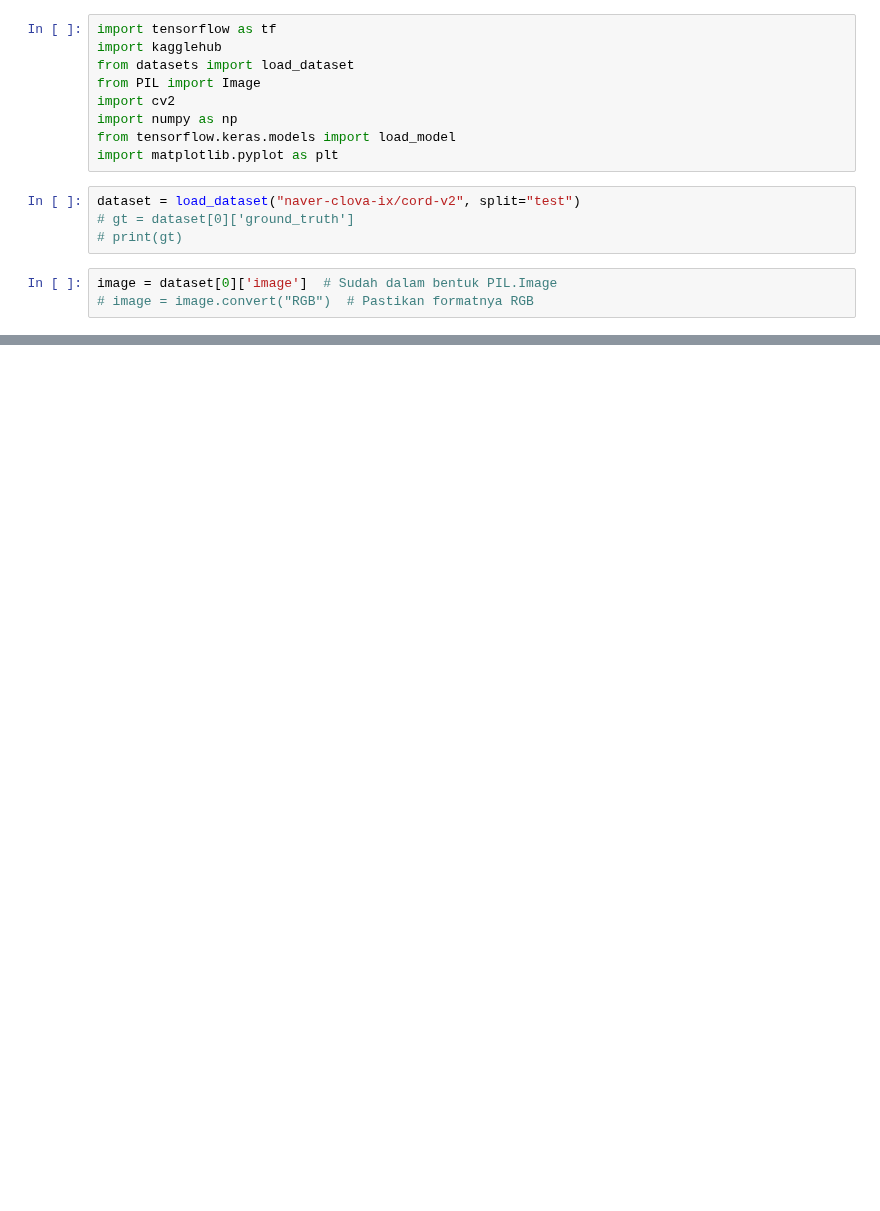
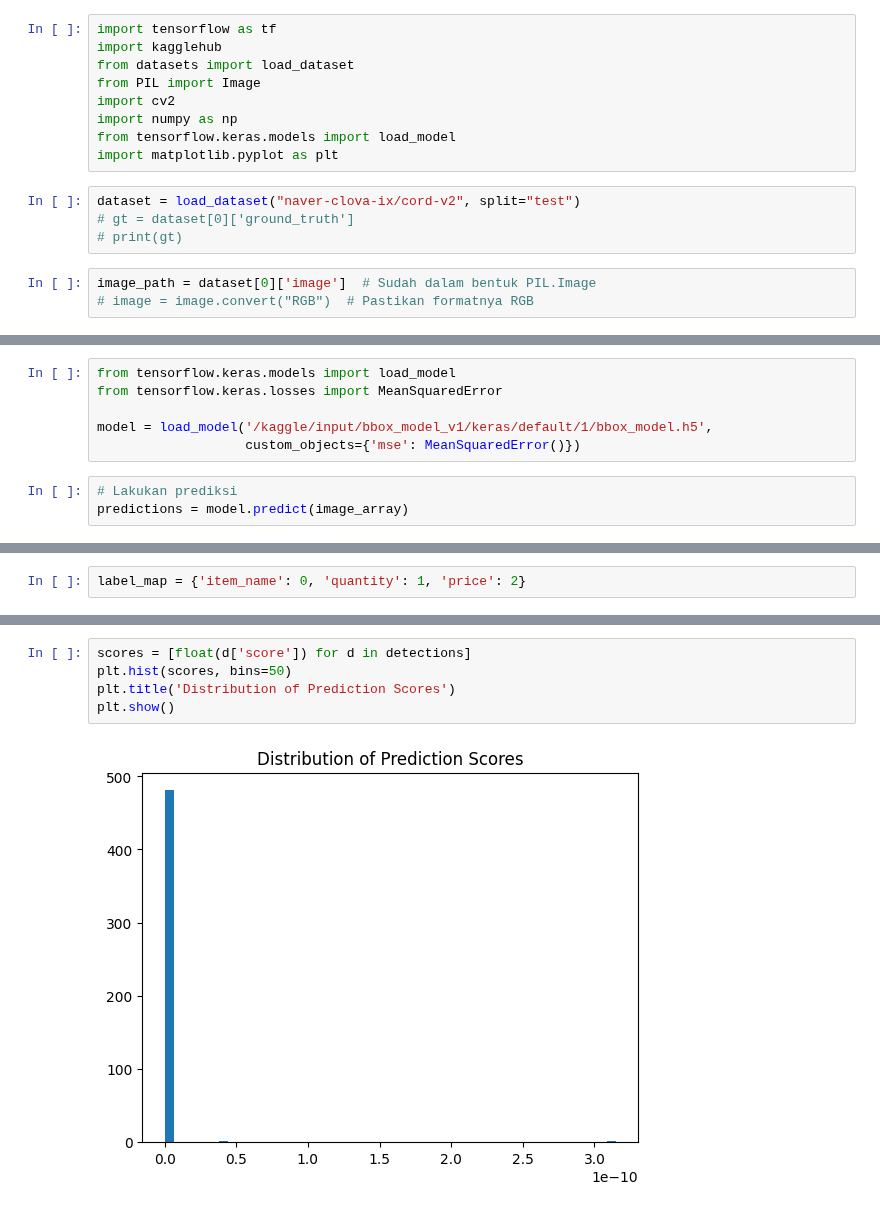
Before and after one commit to fitristachan/invoice-image-processing, a Jupyter notebook: predict_bbox.ipynb, the cells around one changed output, grey strips where cells are left out. Drawn from its saved outputs; the diff is of its cells as text; blank space fills up the shorter version.

Commit message:
Kaggle Notebook | predict_bbox | Version 3

```diff
--- a/predict_bbox.ipynb
+++ b/predict_bbox.ipynb
@@ -12,5 +12,5 @@ dataset = load_dataset("naver-clova-ix/cord-v2", split="test")
 # gt = dataset[0]['ground_truth']
 # print(gt)
 # %%
-image = dataset[0]['image']  # Sudah dalam bentuk PIL.Image
+image_path = dataset[0]['image']  # Sudah dalam bentuk PIL.Image
 # image = image.convert("RGB")  # Pastikan formatnya RGB
@@ -264,0 +23,9 @@ plt.show()
+# %%
+from tensorflow.keras.models import load_model
+from tensorflow.keras.losses import MeanSquaredError
+
+model = load_model('/kaggle/input/bbox_model_v1/keras/default/1/bbox_model.h5',
+                   custom_objects={'mse': MeanSquaredError()})
+# %%
+# Lakukan prediksi
+predictions = model.predict(image_array)
@@ -264,0 +40,2 @@ plt.show()
+# %%
+label_map = {'item_name': 0, 'quantity': 1, 'price': 2}
@@ -264,0 +92,7 @@ plt.show()
+# %%
+scores = [float(d['score']) for d in detections]
+plt.hist(scores, bins=50)
+plt.title('Distribution of Prediction Scores')
+plt.show()
+# %% [output]
+[figure, added]
```
Also changed, not shown: parts of 12 cells of this notebook.
